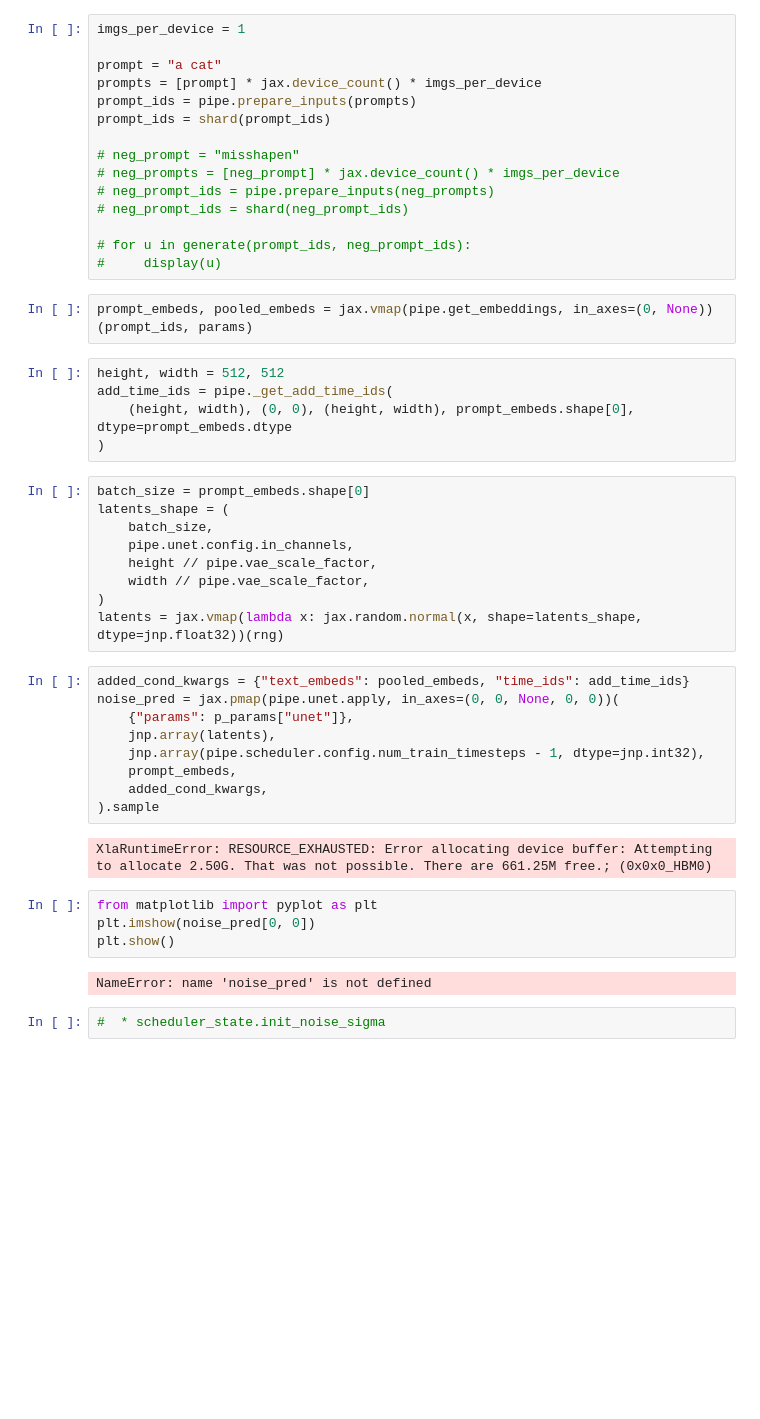
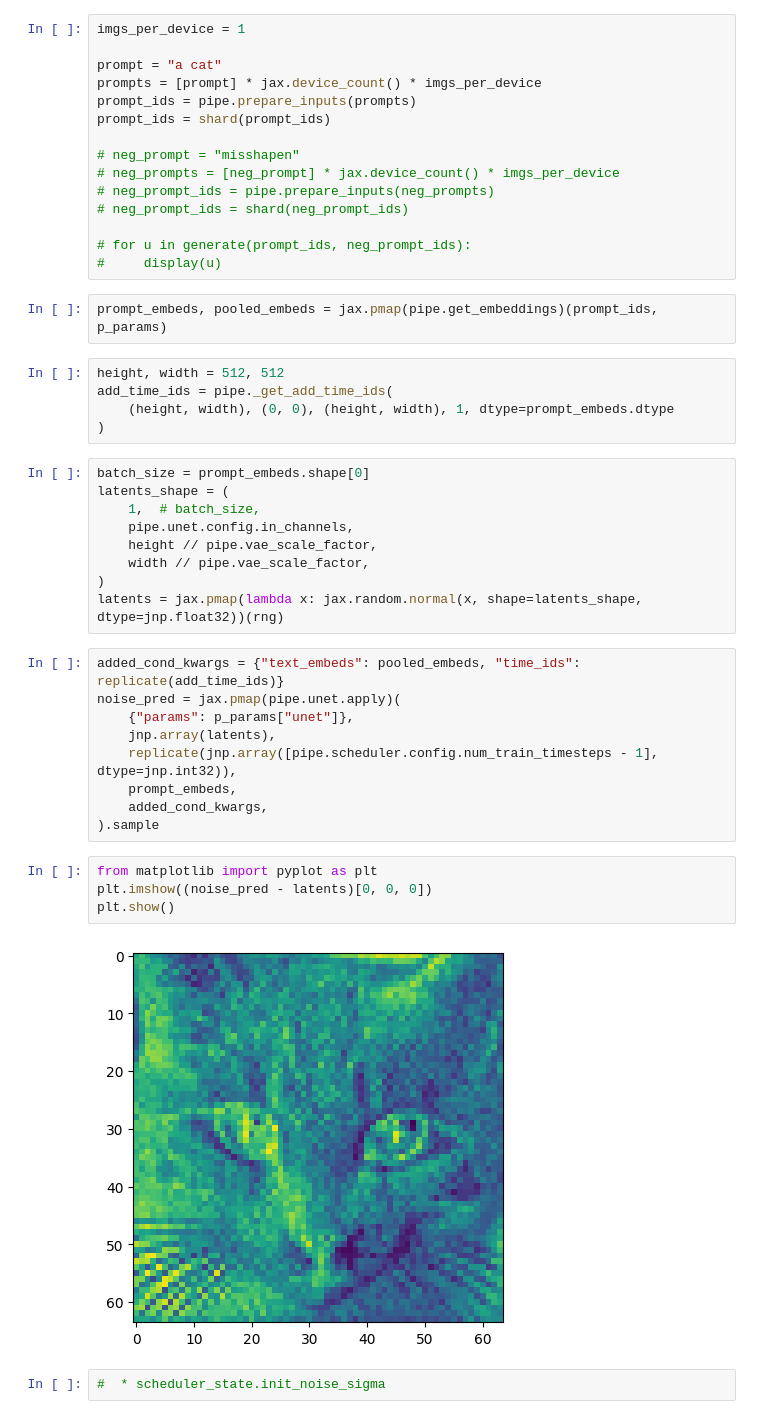
Before and after one commit to neverix/misgen, a Jupyter notebook: experiment_turbo.ipynb, the cells around one changed output. Cells and saved outputs as stored; diff of their text form; blank space fills up the shorter version.

```diff
--- a/experiment_turbo.ipynb
+++ b/experiment_turbo.ipynb
@@ -108,38 +118,36 @@ prompt_ids = shard(prompt_ids)
 # for u in generate(prompt_ids, neg_prompt_ids):
 #     display(u)
 # %%
-prompt_embeds, pooled_embeds = jax.vmap(pipe.get_embeddings, in_axes=(0, None))(prompt_ids, params)
+prompt_embeds, pooled_embeds = jax.pmap(pipe.get_embeddings)(prompt_ids, p_params)
 # %%
 height, width = 512, 512
 add_time_ids = pipe._get_add_time_ids(
-    (height, width), (0, 0), (height, width), prompt_embeds.shape[0], dtype=prompt_embeds.dtype
+    (height, width), (0, 0), (height, width), 1, dtype=prompt_embeds.dtype
 )
 # %%
 batch_size = prompt_embeds.shape[0]
 latents_shape = (
-    batch_size,
+    1,  # batch_size,
     pipe.unet.config.in_channels,
     height // pipe.vae_scale_factor,
     width // pipe.vae_scale_factor,
 )
-latents = jax.vmap(lambda x: jax.random.normal(x, shape=latents_shape, dtype=jnp.float32))(rng)
+latents = jax.pmap(lambda x: jax.random.normal(x, shape=latents_shape, dtype=jnp.float32))(rng)
 # %%
-added_cond_kwargs = {"text_embeds": pooled_embeds, "time_ids": add_time_ids}
-noise_pred = jax.pmap(pipe.unet.apply, in_axes=(0, 0, None, 0, 0))(
+added_cond_kwargs = {"text_embeds": pooled_embeds, "time_ids": replicate(add_time_ids)}
+noise_pred = jax.pmap(pipe.unet.apply)(
     {"params": p_params["unet"]},
     jnp.array(latents),
-    jnp.array(pipe.scheduler.config.num_train_timesteps - 1, dtype=jnp.int32),
+    replicate(jnp.array([pipe.scheduler.config.num_train_timesteps - 1], dtype=jnp.int32)),
     prompt_embeds,
     added_cond_kwargs,
 ).sample
-# %% [output]
-XlaRuntimeError: RESOURCE_EXHAUSTED: Error allocating device buffer: Attempting to allocate 2.50G. That was not possible. There are 661.25M free.; (0x0x0_HBM0)
 # %%
 from matplotlib import pyplot as plt
-plt.imshow(noise_pred[0, 0])
+plt.imshow((noise_pred - latents)[0, 0, 0])
 plt.show()
 # %% [output]
-NameError: name 'noise_pred' is not defined
+[figure, added]
 # %%
 #  * scheduler_state.init_noise_sigma
 # %%
```
Also changed, not shown: parts of 9 cells of this notebook.
